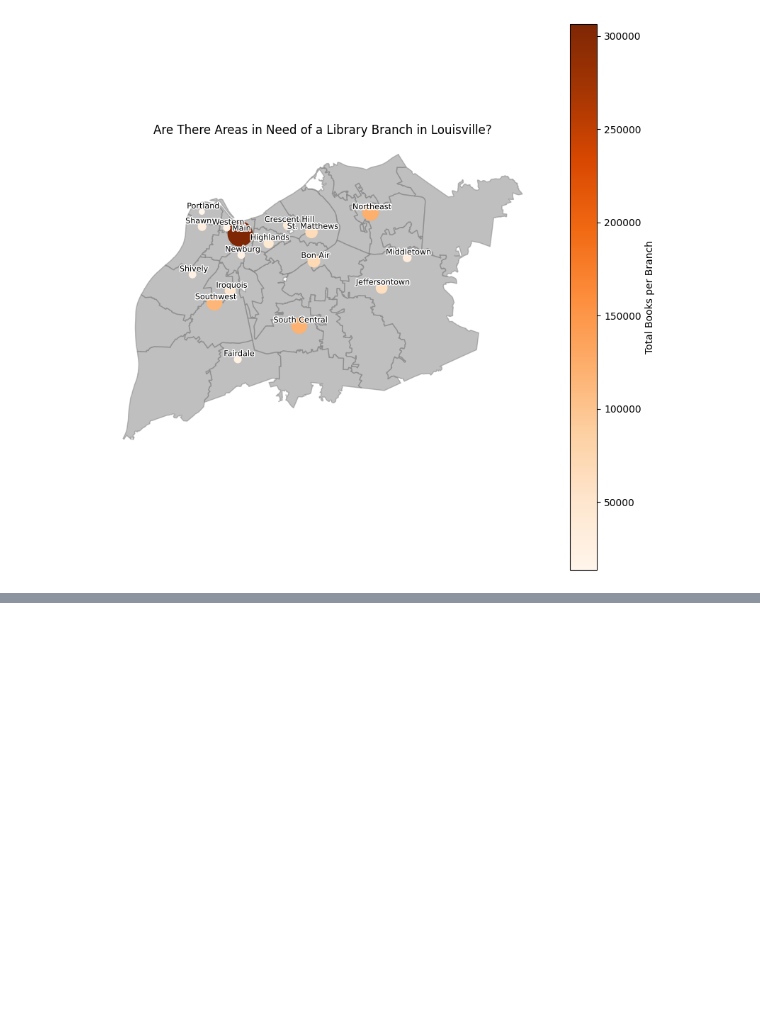
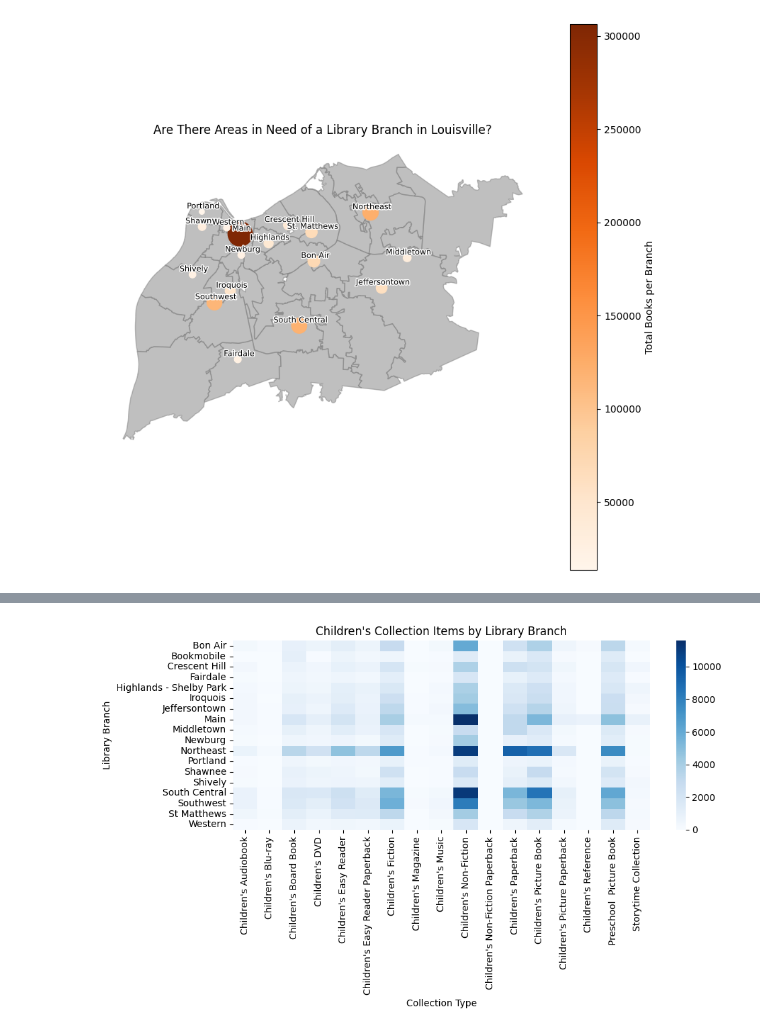
Before and after one commit to btl930/louisville_library_inventory_analysis, a Jupyter notebook: notebook/louisville_library_inventory_analysis.ipynb, the cells around one changed output, grey strips where cells are left out. Cells and saved outputs as stored; diff of their text form; code cells hidden in the pictures; blank space fills up the shorter version.

```diff
--- a/notebook/louisville_library_inventory_analysis.ipynb
+++ b/notebook/louisville_library_inventory_analysis.ipynb
@@ -735,3 +674,0 @@ odd_pub_yr
-# %%
-df.loc[725313, 'PublicationYear'] = 1928
-df.loc[725313]
@@ -768,0 +675,9 @@ odd_pub_yr
+# %%
+childrens_words = ['Children', 'Preschool', 'Storytime']
+pattern = '|'.join(childrens_words)
+childrens_df = df[
+    df['ItemCollection'].str.contains(pattern, case=False, na=False)
+]
+# %%
+childrens_df_byloc = childrens_df.groupby(['ItemLocation', 'ItemCollection']).size().reset_index(name='count')
+childrens_df_byloc
@@ -768,0 +698,19 @@ odd_pub_yr
+# %%
+heatmap_data = childrens_df_byloc.pivot(
+    index='ItemLocation',
+    columns='ItemCollection',
+    values='count'
+).fillna(0)
+# %%
+plt.figure(figsize=(10, 6))
+sns.heatmap(heatmap_data, cmap='Blues')
+
+plt.title("Children's Collection Items by Library Branch")
+plt.xlabel("Collection Type")
+plt.ylabel("Library Branch")
+
+plt.tight_layout()
+plt.savefig('../plots/ChildrensCollectionHeatMap.png')
+plt.show()
+# %% [output]
+[figure, added]
```
Also changed, not shown: parts of 34 cells of this notebook, 4 other files.
